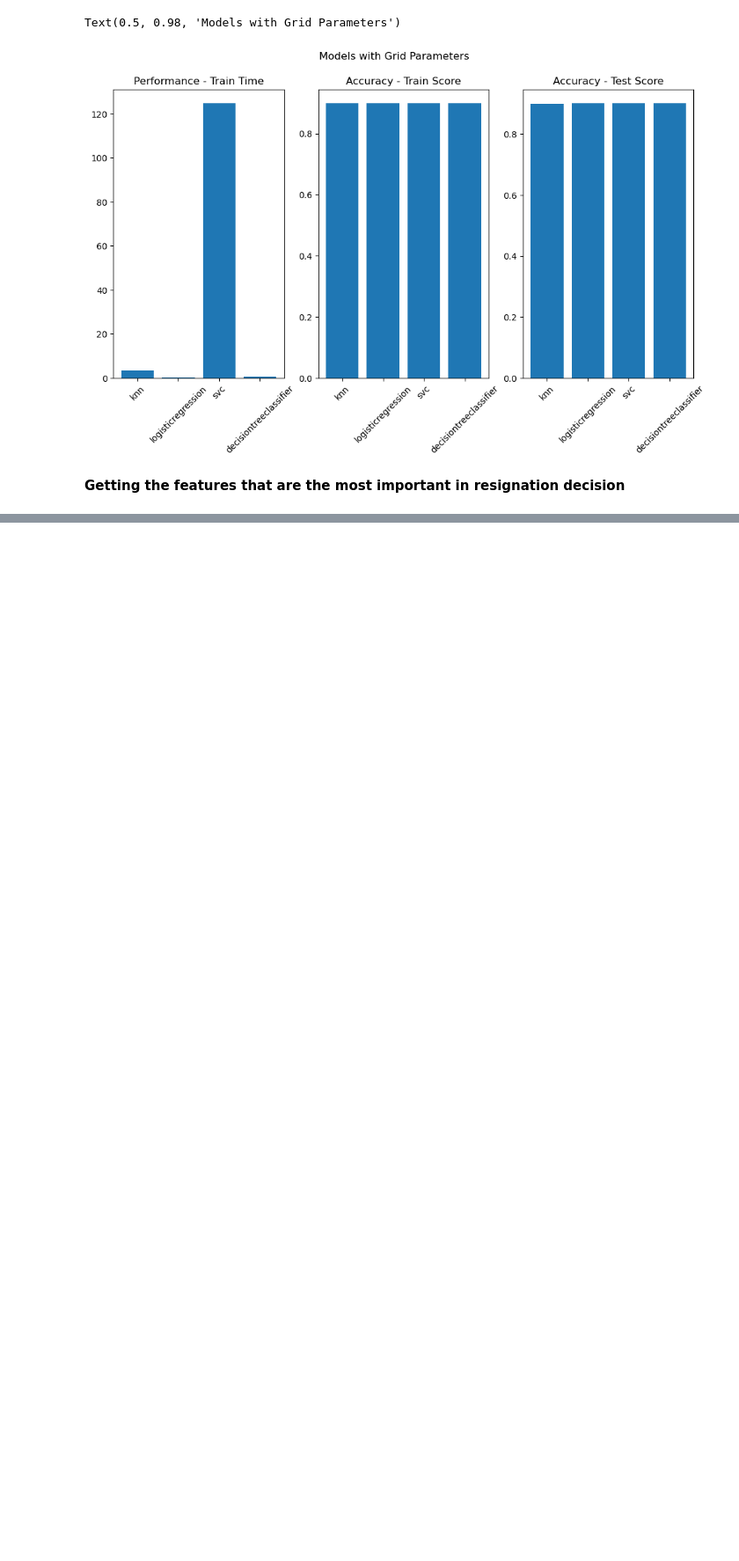
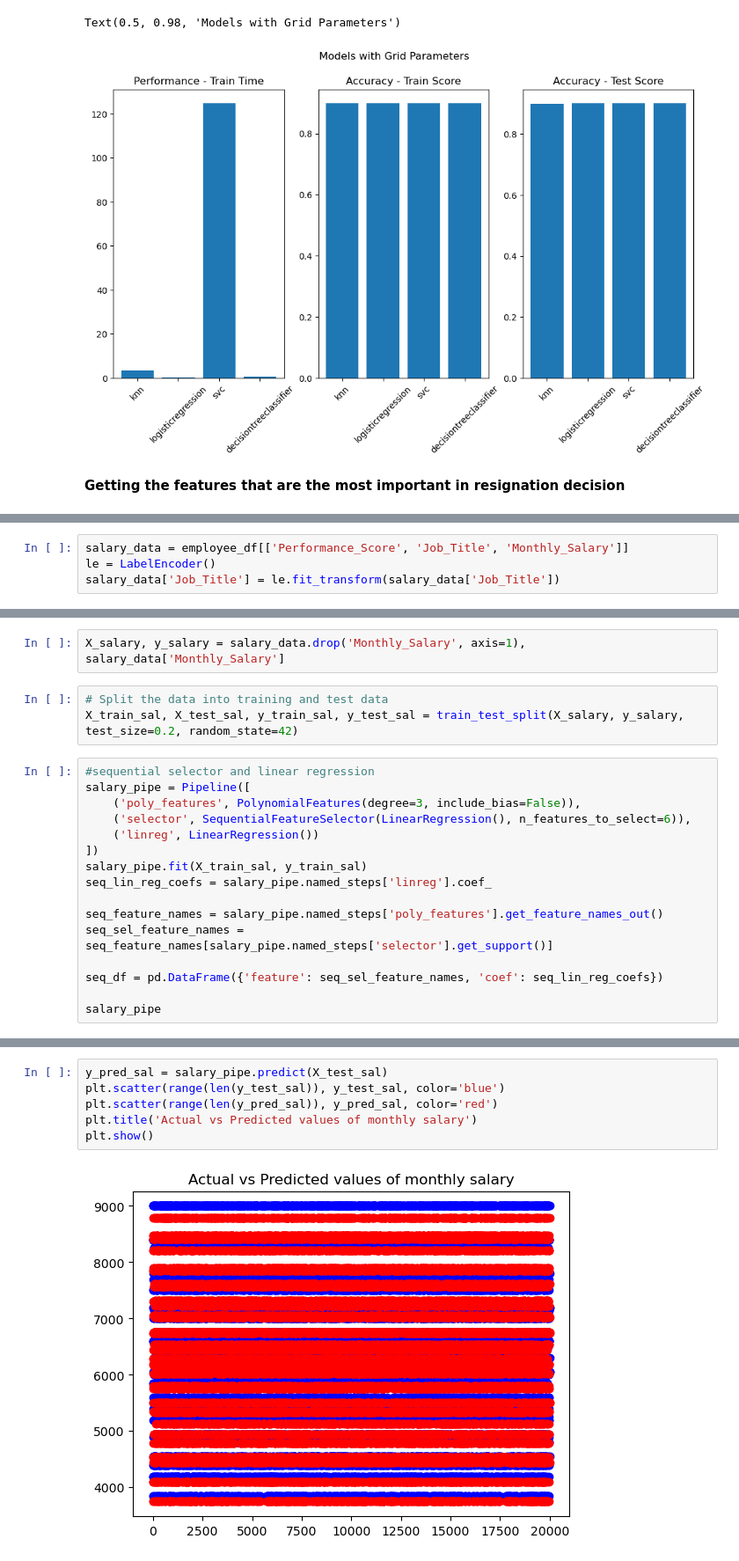
Before and after one commit to akshaynk21/capstone, a Jupyter notebook: employee.ipynb, the cells around one changed output, grey strips where cells are left out. Shown at 88% size. Cells and saved outputs as stored; diff of their text form; blank space fills up the shorter version.

```diff
--- a/employee.ipynb
+++ b/employee.ipynb
@@ -540,0 +607,4 @@ plt.show()
+# %%
+salary_data = employee_df[['Performance_Score', 'Job_Title', 'Monthly_Salary']]
+le = LabelEncoder()
+salary_data['Job_Title'] = le.fit_transform(salary_data['Job_Title'])
@@ -540,0 +617,21 @@ plt.show()
+# %%
+X_salary, y_salary = salary_data.drop('Monthly_Salary', axis=1), salary_data['Monthly_Salary']
+# %%
+# Split the data into training and test data
+X_train_sal, X_test_sal, y_train_sal, y_test_sal = train_test_split(X_salary, y_salary, test_size=0.2, random_state=42)
+# %%
+#sequential selector and linear regression
+salary_pipe = Pipeline([
+    ('poly_features', PolynomialFeatures(degree=3, include_bias=False)),
+    ('selector', SequentialFeatureSelector(LinearRegression(), n_features_to_select=6)),
+    ('linreg', LinearRegression())
+])
+salary_pipe.fit(X_train_sal, y_train_sal)
+seq_lin_reg_coefs = salary_pipe.named_steps['linreg'].coef_
+
+seq_feature_names = salary_pipe.named_steps['poly_features'].get_feature_names_out()
+seq_sel_feature_names = seq_feature_names[salary_pipe.named_steps['selector'].get_support()]
+
+seq_df = pd.DataFrame({'feature': seq_sel_feature_names, 'coef': seq_lin_reg_coefs})
+
+salary_pipe
@@ -540,0 +655,8 @@ plt.show()
+# %%
+y_pred_sal = salary_pipe.predict(X_test_sal)
+plt.scatter(range(len(y_test_sal)), y_test_sal, color='blue')
+plt.scatter(range(len(y_pred_sal)), y_pred_sal, color='red')
+plt.title('Actual vs Predicted values of monthly salary')
+plt.show()
+# %% [output]
+[figure, added]
```
Also changed, not shown: parts of 31 cells of this notebook, 1 other file.
